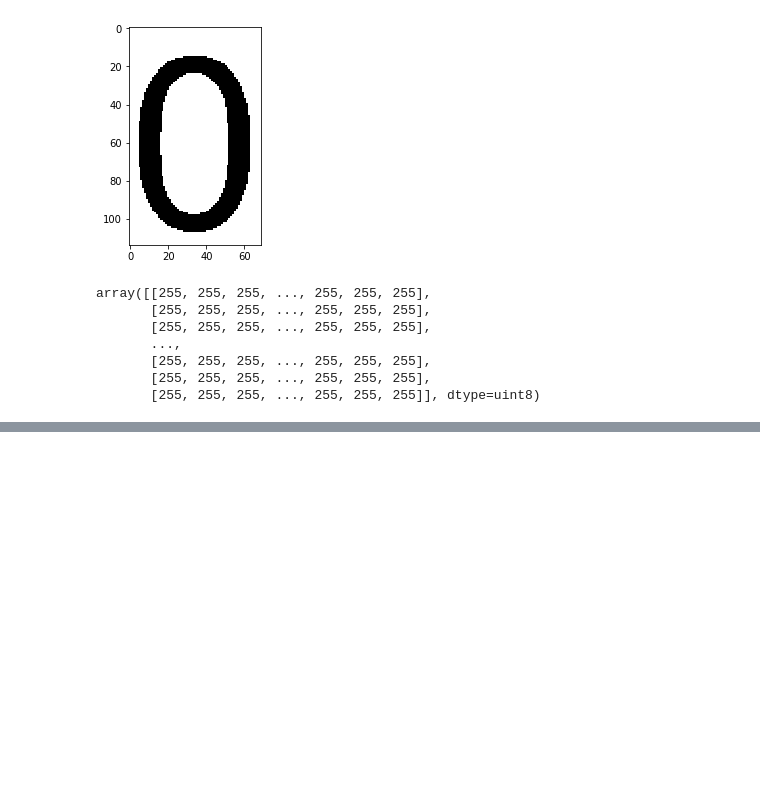
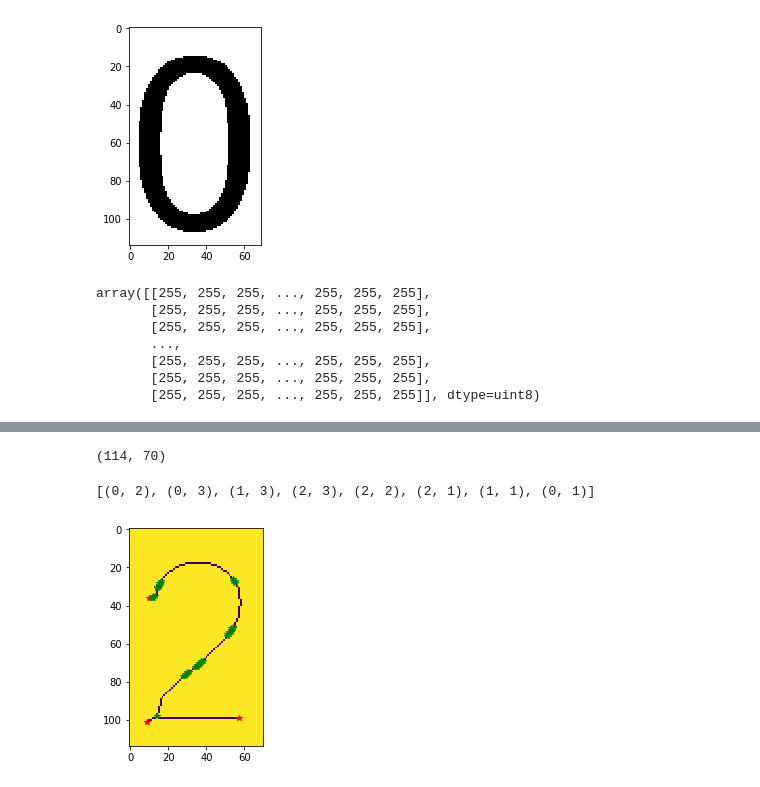
Before and after one commit to agusgun/IF4073-Pengcit, a Jupyter notebook: notebooks/Thinning Image.ipynb, the cells around one changed output, grey strips where cells are left out. Cells and saved outputs as stored; diff of their text form; code cells hidden in the pictures; blank space fills up the shorter version.

```diff
--- a/notebooks/Thinning Image.ipynb
+++ b/notebooks/Thinning Image.ipynb
@@ -159,0 +178,3 @@ result.save('hehe.png')
+# %%
+result2 = result.copy()
+result2
@@ -159,0 +189,20 @@ result.save('hehe.png')
+# %%
+result2.shape
+# %% [output]
+(114, 70)
+# %%
+X_TRANSLATION = [0, 1, 1, 1, 0, -1, -1, -1]
+Y_TRANSLATION = [-1, -1, 0, 1, 1, 1, 0, -1]
+
+def neighbors(y, x):
+    """
+    Param: image is represented in array
+    Return neighbors of a pixel
+    """
+    result = []
+    for i in range(len(X_TRANSLATION)):
+        result.append((y + Y_TRANSLATION[i],x + X_TRANSLATION[i]))
+    return result
+print(neighbors(1, 2))
+# %% [output]
+[(0, 2), (0, 3), (1, 3), (2, 3), (2, 2), (2, 1), (1, 1), (0, 1)]
@@ -159,0 +228,39 @@ result.save('hehe.png')
+# %%
+x = []
+y = []
+for i,j in endpoint:
+    x.append(j)
+    y.append(i)
+# %%
+def find_intersection(result2):
+    intersection = []
+    (rows, cols) = result2.shape
+    for i in range(1, rows - 1):
+        for j in range(1, cols - 1):
+            if result2[i][j] == 0:
+
+                neighbor_point = neighbors(i, j)
+
+                counter = 0
+                for point in neighbor_point:
+                    if result2[point[0]][point[1]] == 0:
+                        counter += 1
+
+                if counter > 2:
+                    intersection.append((i, j))
+    return intersection
+intersection = find_intersection(result2)
+# %%
+xi = []
+yi = []
+for i,j in intersection:
+    xi.append(j)
+    yi.append(i)
+# %%
+imshow(result2)
+
+plot(x,y,'r*')
+plot(xi, yi, 'g*')
+show()
+# %% [output]
+[figure, added]
```
Also changed, not shown: parts of 31 cells of this notebook.
